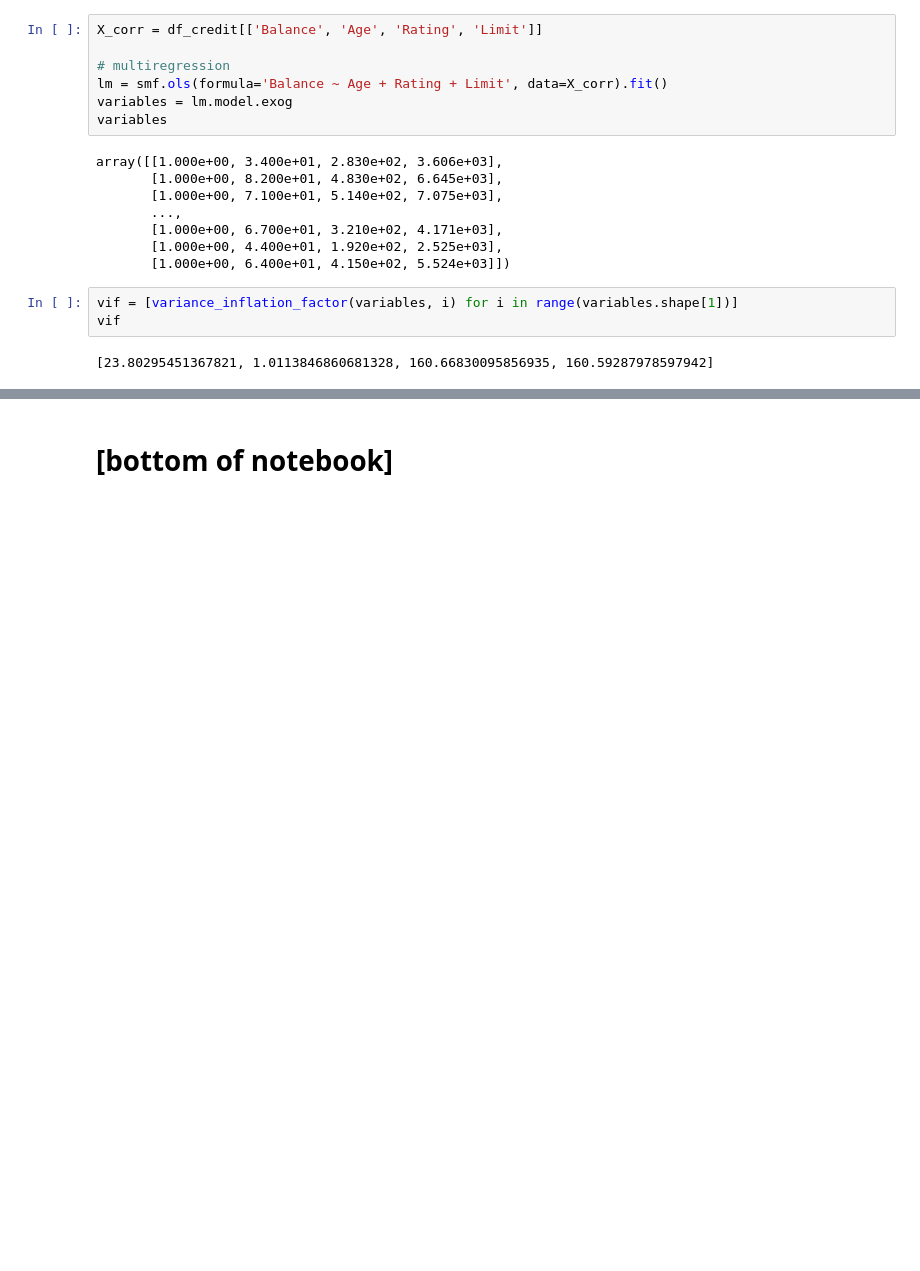
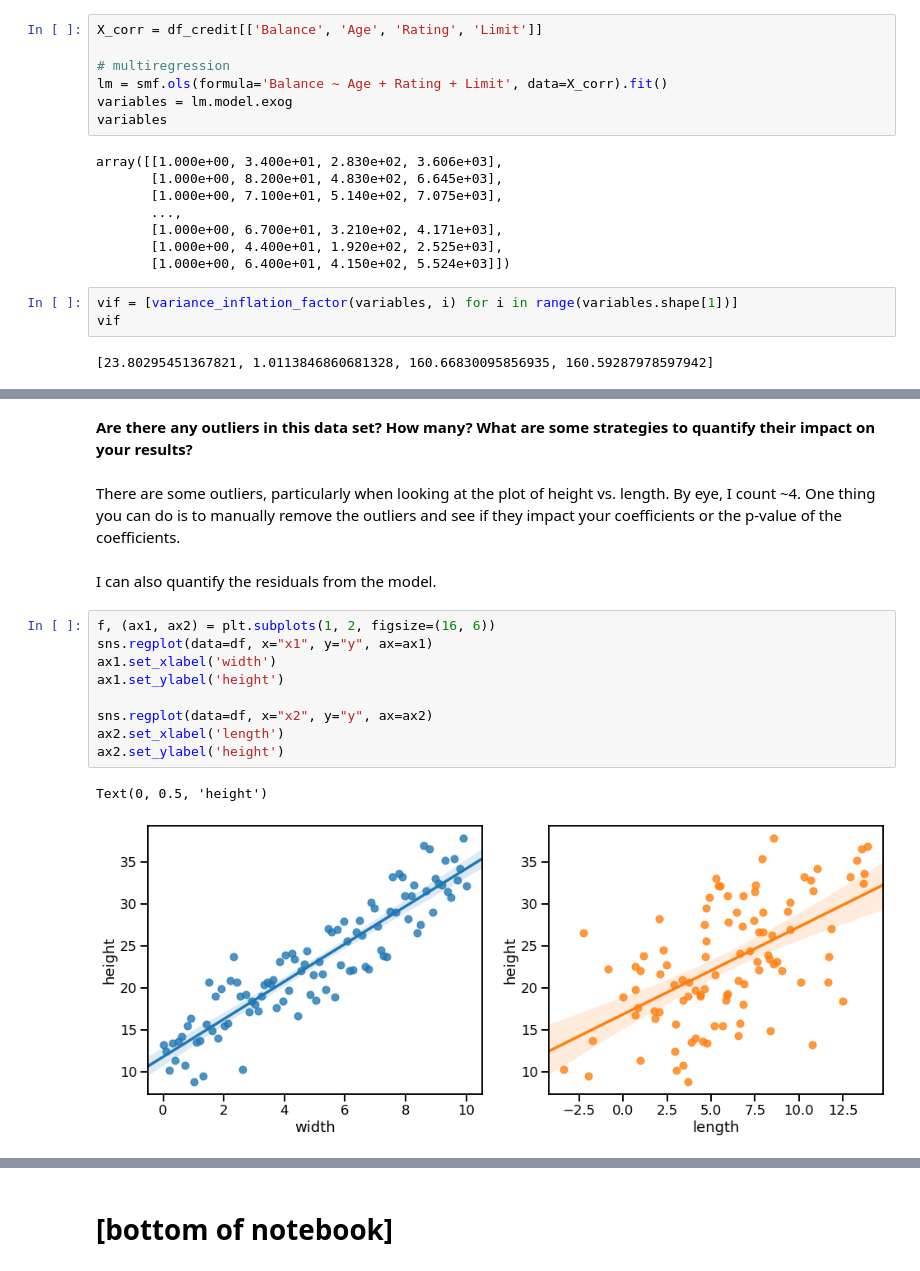
Before and after one commit to benslack19/my_DS_notes, a Jupyter notebook: analysis_and_machine_learning/ML_ISLR_C03_Linear_Regression.ipynb, the cells around one changed output, grey strips where cells are left out. Saved outputs shown, nothing was run; the diff lists cells and outputs as text; blank space fills up the shorter version.

```diff
--- a/analysis_and_machine_learning/ML_ISLR_C03_Linear_Regression.ipynb
+++ b/analysis_and_machine_learning/ML_ISLR_C03_Linear_Regression.ipynb
@@ -930,0 +971,18 @@ vif
+# %% [markdown]
+**Are there any outliers in this data set? How many? What are some strategies to quantify their impact on your results?**
+# %% [markdown]
+There are some outliers, particularly when looking at the plot of height vs. length. By eye, I count ~4. One thing you can do is to manually remove the outliers and see if they impact your coefficients or the p-value of the coefficients.
+# %% [markdown]
+I can also quantify the residuals from the model.
+# %%
+f, (ax1, ax2) = plt.subplots(1, 2, figsize=(16, 6))
+sns.regplot(data=df, x="x1", y="y", ax=ax1)
+ax1.set_xlabel('width')
+ax1.set_ylabel('height')
+
+sns.regplot(data=df, x="x2", y="y", ax=ax2)
+ax2.set_xlabel('length')
+ax2.set_ylabel('height')
+# %% [output]
+Text(0, 0.5, 'height')
+[figure, added]
```
Also changed, not shown: parts of 20 cells of this notebook, 10 other files.
